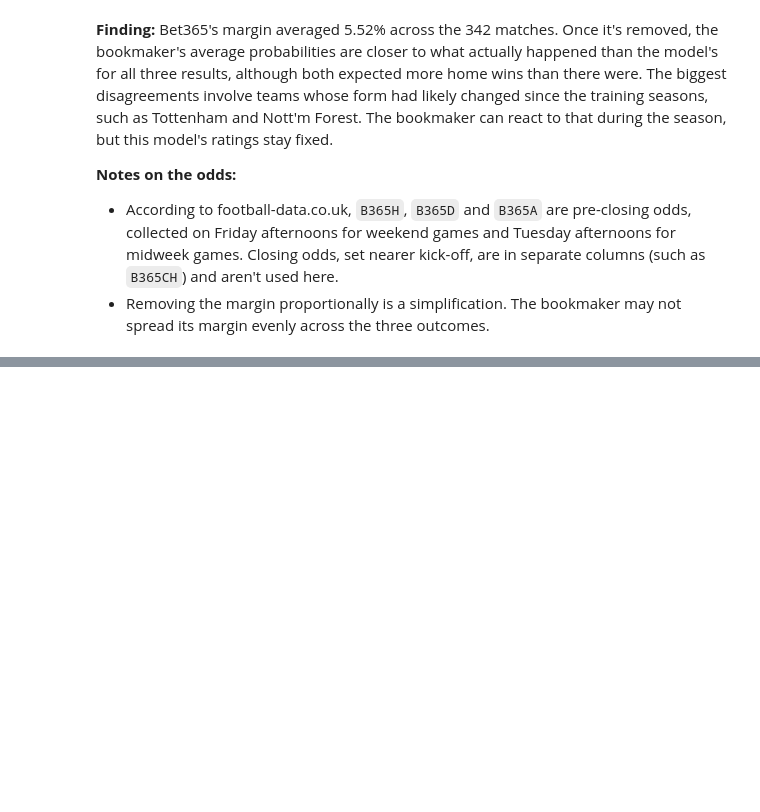
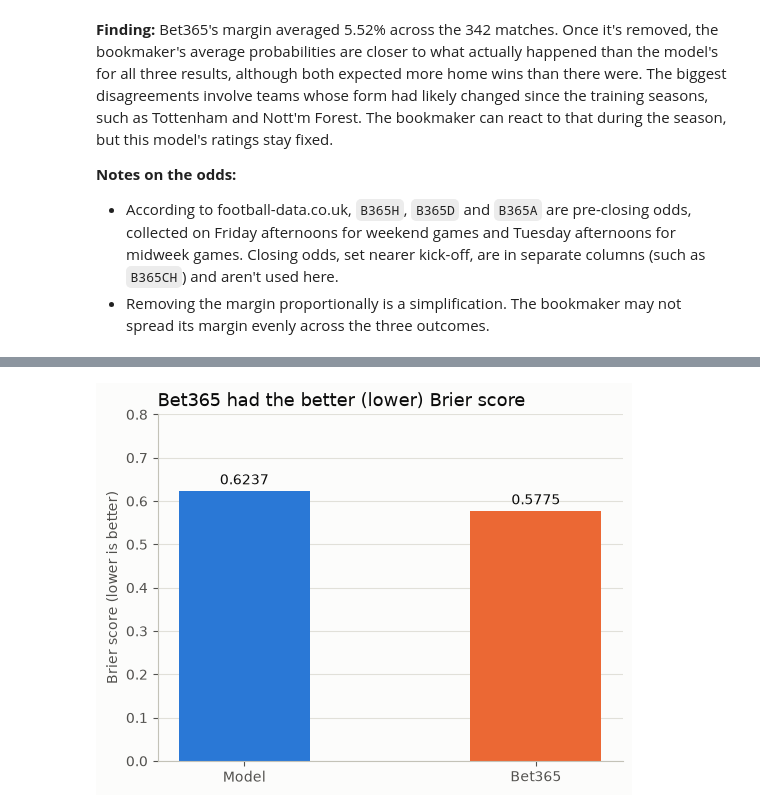
Before and after one commit to Yurieb/premier-league-match-predictor, a Jupyter notebook: football_model.ipynb, the cells around one changed output, grey strips where cells are left out. Cells and saved outputs as stored; diff of their text form; code cells hidden in the pictures; blank space fills up the shorter version.

```diff
--- a/football_model.ipynb
+++ b/football_model.ipynb
@@ -1011,0 +1136,27 @@ Bet365 columns in the raw data: ['B365H', 'B365D', 'B365A', 'B365CH', 'B365CD',
+# %%
+from pathlib import Path
+
+# Create the folder for the saved charts. exist_ok=True means no error if it's already there.
+Path("images").mkdir(exist_ok=True)
+
+# Take the two scores from the step 9 results table
+brier_names = ["Model", "Bet365"]
+brier_scores = [results_table.loc["Model", "Brier score"], results_table.loc["Bookmaker", "Brier score"]]
+
+fig, ax = plt.subplots(figsize=(6, 4.5))
+ax.bar(brier_names, brier_scores, width=0.45, color=[BLUE, ORANGE])
+
+# With only two bars, each one can carry its value
+for name, score in zip(brier_names, brier_scores):
+    ax.text(name, score + 0.015, f"{score:.4f}", ha="center", color=TEXT)
+
+ax.set_title("Bet365 had the better (lower) Brier score")
+ax.set_ylabel("Brier score (lower is better)")
+ax.set_ylim(0, 0.8)           # Start at 0 so that the gap isn't exaggerated
+ax.grid(axis="x", visible=False)
+
+# Save before showing, because plt.show() clears the figure
+fig.savefig("images/brier_scores.png", dpi=150, bbox_inches="tight")
+plt.show()
+# %% [output]
+[figure, added]
```
Also changed, not shown: parts of 9 cells of this notebook, 3 other files.
